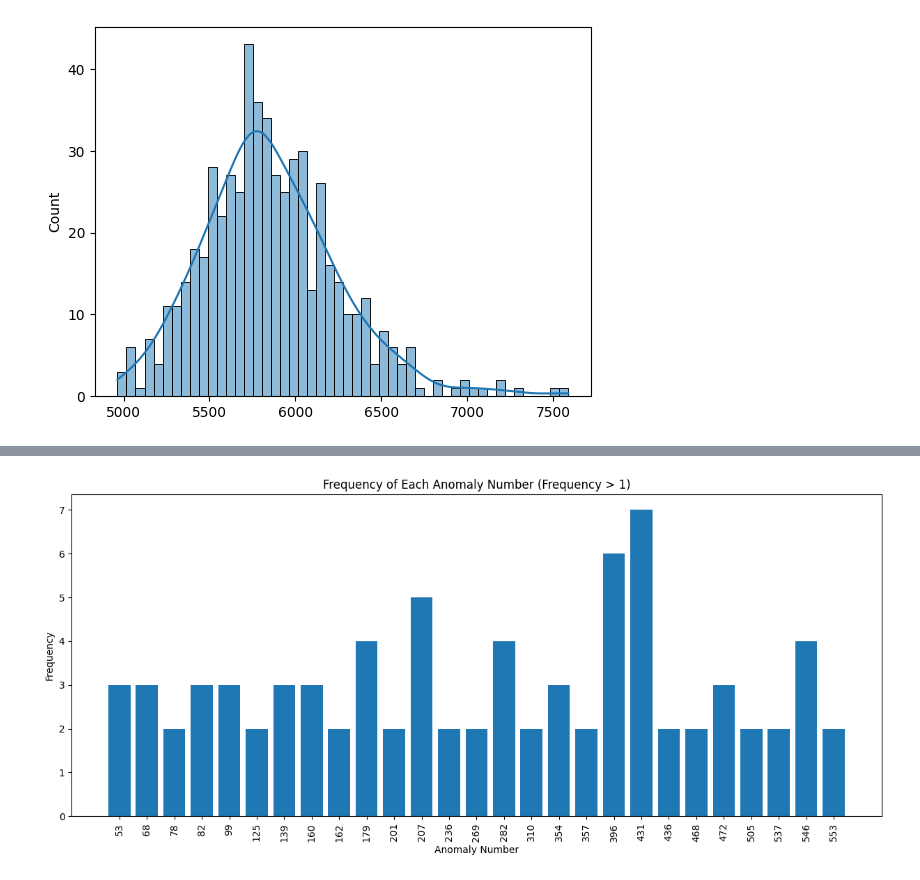
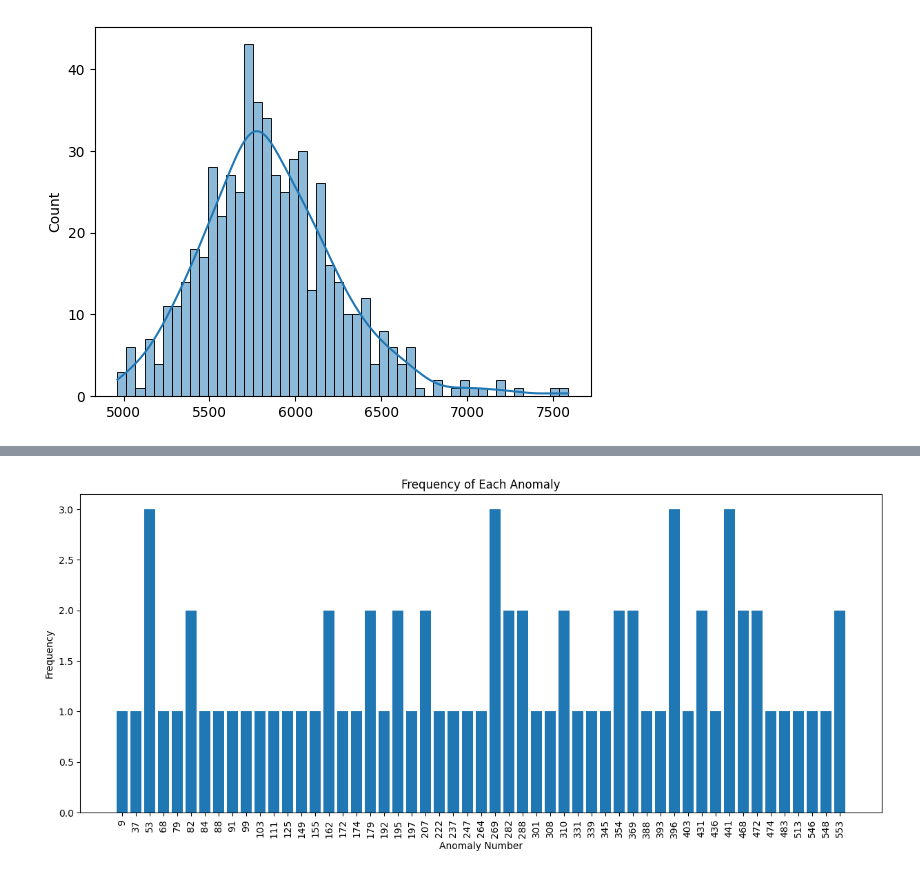
Before and after one commit to yoavlv/PHM_Data_challenge, a Jupyter notebook: models/LSTMModel.ipynb, the cells around one changed output, grey strips where cells are left out. Drawn from its saved outputs; the diff is of its cells as text; code cells hidden in the pictures.

```diff
--- a/models/LSTMModel.ipynb
+++ b/models/LSTMModel.ipynb
@@ -331,30 +300,26 @@ df
 # %%
-df = pd.read_csv('anomaly.csv')
-df = df[df['Length'] < 30]
-def plot_anomaly_frequency_sorted(df):
-    # Extracting all numbers from the 'Anomaly' lists and flattening them into a single list
-    all_anomalies = [num for sublist in df['Anomaly'].apply(literal_eval) for num in sublist]
+def plot_anomaly_frequency_sorted(df, save =True):
+    all_anomalies = []
+    for item in df['anomalies']:
+        if type(item) == str:
+            item = [int(num.strip()) for num in item.strip("[]").split(',')]
+        all_anomalies += item
     anomaly_counts = Counter(all_anomalies)
-
-    # Filtering counts where frequency is greater than 1
-    filtered_anomaly_counts = {k: v for k, v in anomaly_counts.items() if v > 1}
-
-    # Sorting the filtered counts
-    sorted_filtered_counts = dict(sorted(filtered_anomaly_counts.items()))
-
-    # Extracting keys and values for plotting
+    sorted_filtered_counts = dict(sorted(anomaly_counts.items()))
     categories = list(sorted_filtered_counts.keys())
     frequencies = list(sorted_filtered_counts.values())
-
-    # Plotting
+     # Plotting
     plt.figure(figsize=(15, 6))
     plt.bar([str(category) for category in categories], frequencies)  # Converting categories to string
     plt.xlabel('Anomaly Number')
     plt.ylabel('Frequency')
-    plt.title('Frequency of Each Anomaly Number (Frequency > 1)')
+    plt.title('Frequency of Each Anomaly')
     plt.xticks(rotation=90)
+
+    if save:
+        plt.savefig(f'../img/frequency_anomalies.png')
     plt.show()
 
 plot_anomaly_frequency_sorted(df)
 # %% [output]
-[figure, old version]
+[figure, new version]
```
Also changed, not shown: parts of 8 cells of this notebook, 16 other files.
